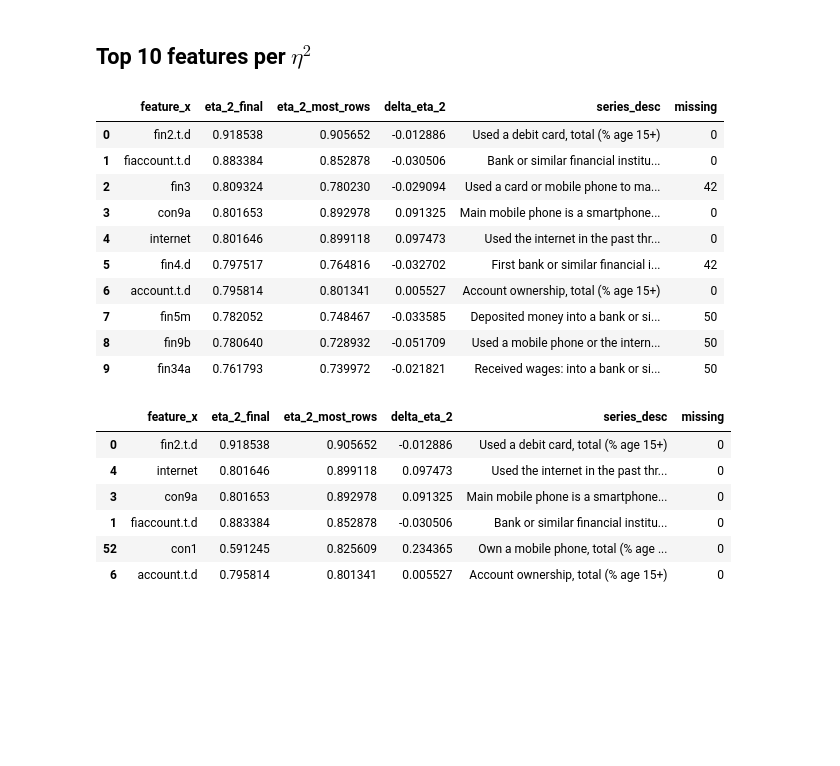
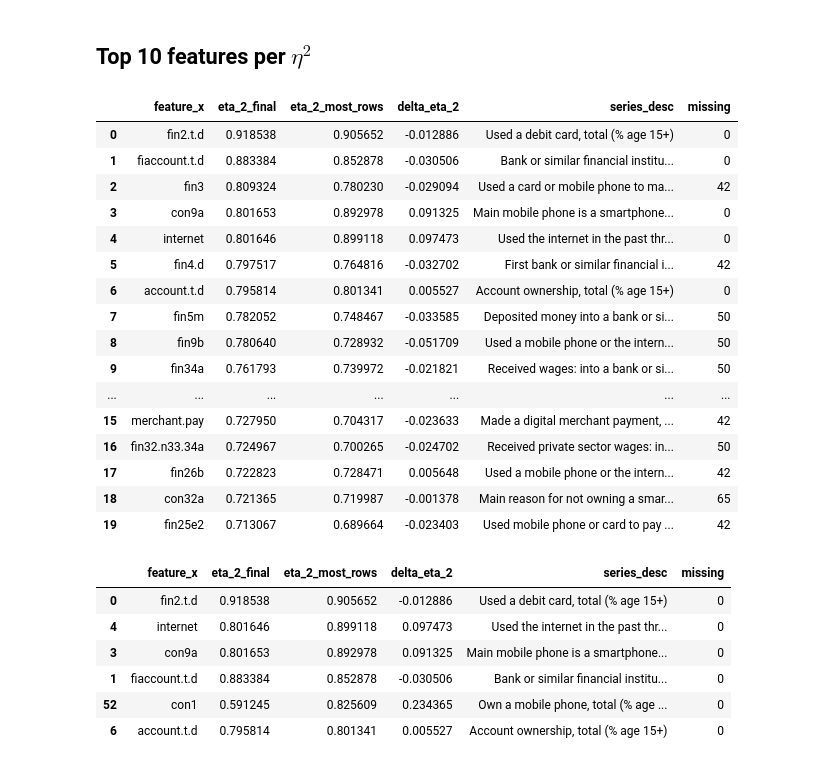
Before and after one commit to reebme/financial-attitudes-clustering, a Jupyter notebook: Notebooks/04_Clustering_Analysis.ipynb, the cells around one changed output. Drawn from its saved outputs; the diff is of its cells as text; code cells hidden in the pictures; blank space fills up the shorter version.

```diff
--- a/Notebooks/04_Clustering_Analysis.ipynb
+++ b/Notebooks/04_Clustering_Analysis.ipynb
@@ -396,27 +412,33 @@ plotting_tools.pretty_histogram(feature_etas["delta_eta_2"])
 # %%
 feature_etas_temp = (
     # add series description
     pd.merge(feature_etas, base_series_names, left_on="feature_x", right_on="series_id")
     .drop(columns=["feature_y", "series_id"]).rename(columns={"eta_2": "eta_2_most_rows"})
     .sort_values(by="eta_2_final", ascending=False)
     # add no of missing values per series column
     .assign(missing=lambda df: df["feature_x"].map(no_missing_per_series))
     .reset_index(drop=True)
 )
-# display top 10 feature by eta_2 for the final consensus clustering
-feature_etas_temp[:10]
+# display top 20 feature by eta_2 for the final consensus clustering
+feature_etas_temp[:20]
 # %% [output]
 |  | feature_x | eta_2_final | eta_2_most_rows | delta_eta_2 | series_desc | missing |
 | 0 | fin2.t.d | 0.918538 | 0.905652 | -0.012886 | Used a debit card, total (% age 15+) | 0 |
 | 1 | fiaccount.t.d | 0.883384 | 0.852878 | -0.030506 | Bank or similar financial institu... | 0 |
 | 2 | fin3 | 0.809324 | 0.780230 | -0.029094 | Used a card or mobile phone to ma... | 42 |
 | 3 | con9a | 0.801653 | 0.892978 | 0.091325 | Main mobile phone is a smartphone... | 0 |
 | 4 | internet | 0.801646 | 0.899118 | 0.097473 | Used the internet in the past thr... | 0 |
 | 5 | fin4.d | 0.797517 | 0.764816 | -0.032702 | First bank or similar financial i... | 42 |
 | 6 | account.t.d | 0.795814 | 0.801341 | 0.005527 | Account ownership, total (% age 15+) | 0 |
 | 7 | fin5m | 0.782052 | 0.748467 | -0.033585 | Deposited money into a bank or si... | 50 |
 | 8 | fin9b | 0.780640 | 0.728932 | -0.051709 | Used a mobile phone or the intern... | 50 |
 | 9 | fin34a | 0.761793 | 0.739972 | -0.021821 | Received wages: into a bank or si... | 50 |
+| ... | ... | ... | ... | ... | ... | ... |
+| 15 | merchant.pay | 0.727950 | 0.704317 | -0.023633 | Made a digital merchant payment, ... | 42 |
+| 16 | fin32.n33.34a | 0.724967 | 0.700265 | -0.024702 | Received private sector wages: in... | 50 |
+| 17 | fin26b | 0.722823 | 0.728471 | 0.005648 | Used a mobile phone or the intern... | 42 |
+| 18 | con32a | 0.721365 | 0.719987 | -0.001378 | Main reason for not owning a smar... | 65 |
+| 19 | fin25e2 | 0.713067 | 0.689664 | -0.023403 | Used mobile phone or card to pay ... | 42 |
 # %%
 feature_etas_temp[feature_etas_temp["missing"] == 0].sort_values(by="eta_2_most_rows", ascending=False)
 # %% [output]
```
Also changed, not shown: parts of 10 cells of this notebook.
